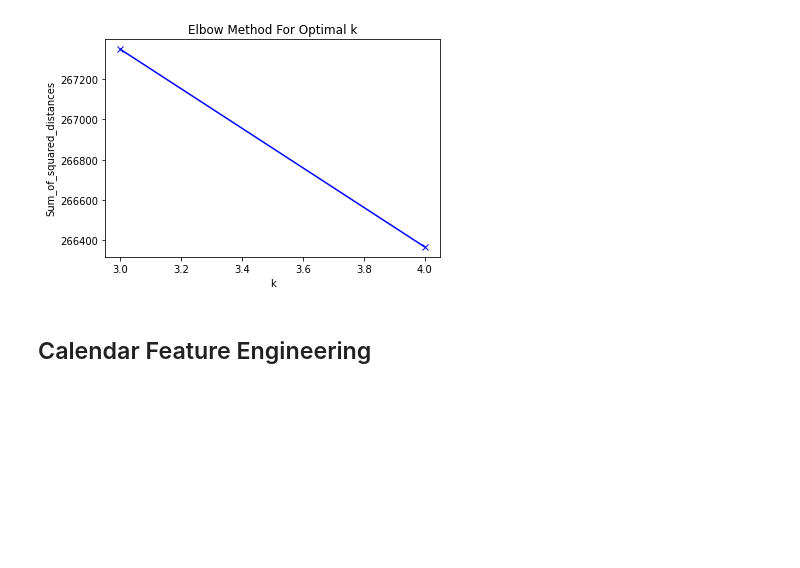
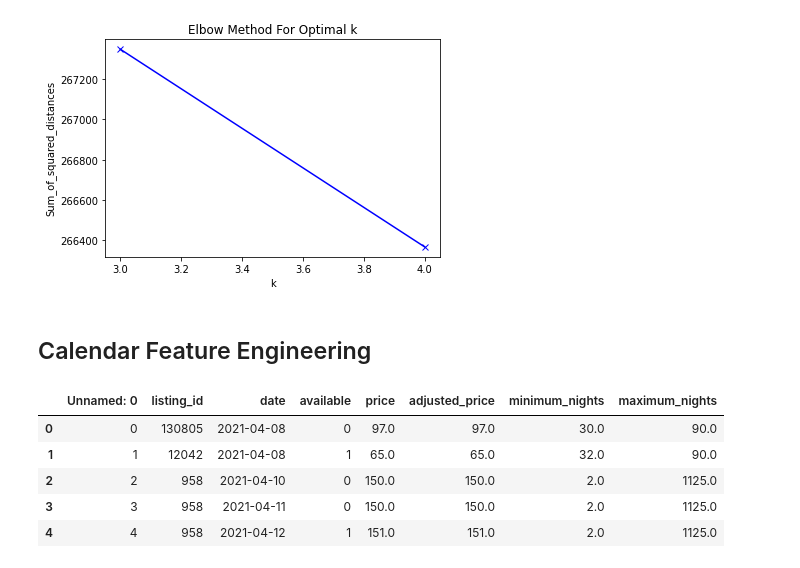
Before and after one commit to dusty736/sf_airbnb, a Jupyter notebook: code/feature_engineering.ipynb, the cells around one changed output. Drawn from its saved outputs; the diff is of its cells as text; code cells hidden in the pictures; blank space fills up the shorter version.

```diff
--- a/code/feature_engineering.ipynb
+++ b/code/feature_engineering.ipynb
@@ -87,6 +87,14 @@ plt.show()
 ## Calendar Feature Engineering
 # %%
 # Merge neighbourhood data onto calendar data
+calendar.head()
+# %% [output]
+|  | Unnamed: 0 | listing_id | date | available | price | adjusted_price | minimum_nights | maximum_nights |
+| 0 | 0 | 130805 | 2021-04-08 | 0 | 97.0 | 97.0 | 30.0 | 90.0 |
+| 1 | 1 | 12042 | 2021-04-08 | 1 | 65.0 | 65.0 | 32.0 | 90.0 |
+| 2 | 2 | 958 | 2021-04-10 | 0 | 150.0 | 150.0 | 2.0 | 1125.0 |
+| 3 | 3 | 958 | 2021-04-11 | 0 | 150.0 | 150.0 | 2.0 | 1125.0 |
+| 4 | 4 | 958 | 2021-04-12 | 1 | 151.0 | 151.0 | 2.0 | 1125.0 |
 # %%
 # Add day of week feature
 # %%
```
Also changed, not shown: parts of 5 cells of this notebook.
